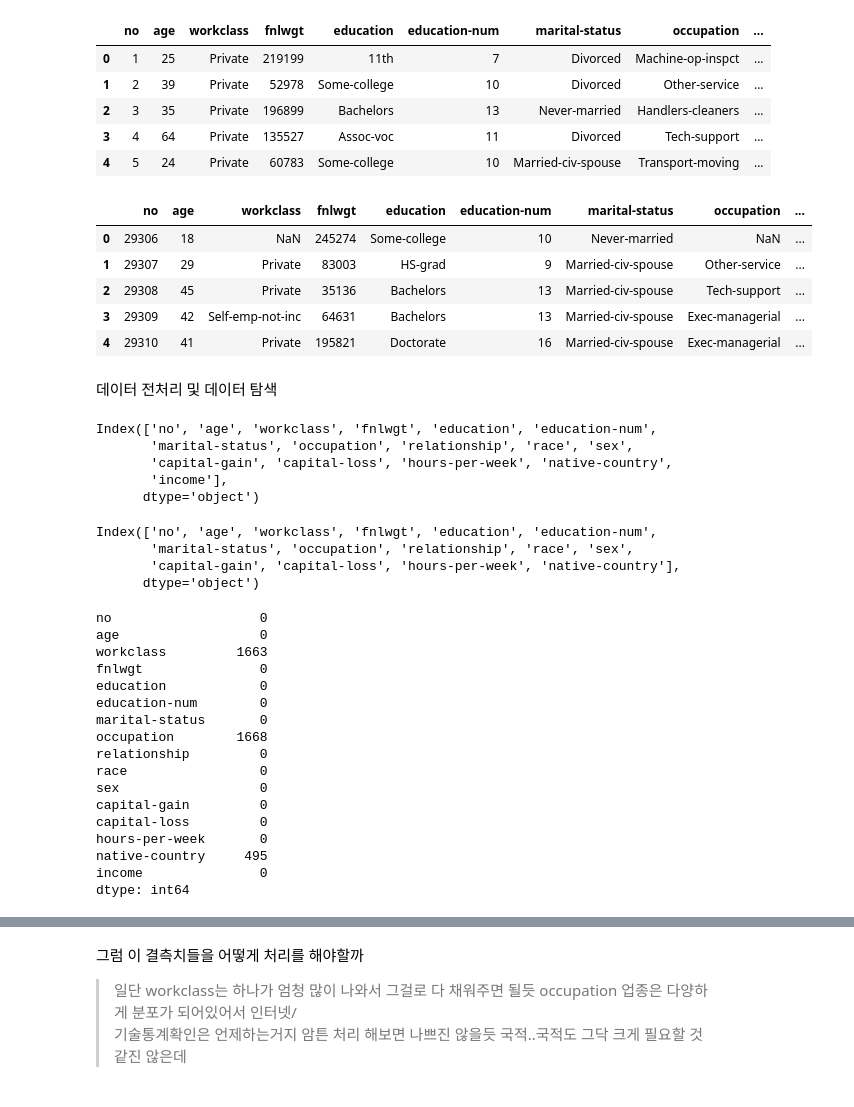
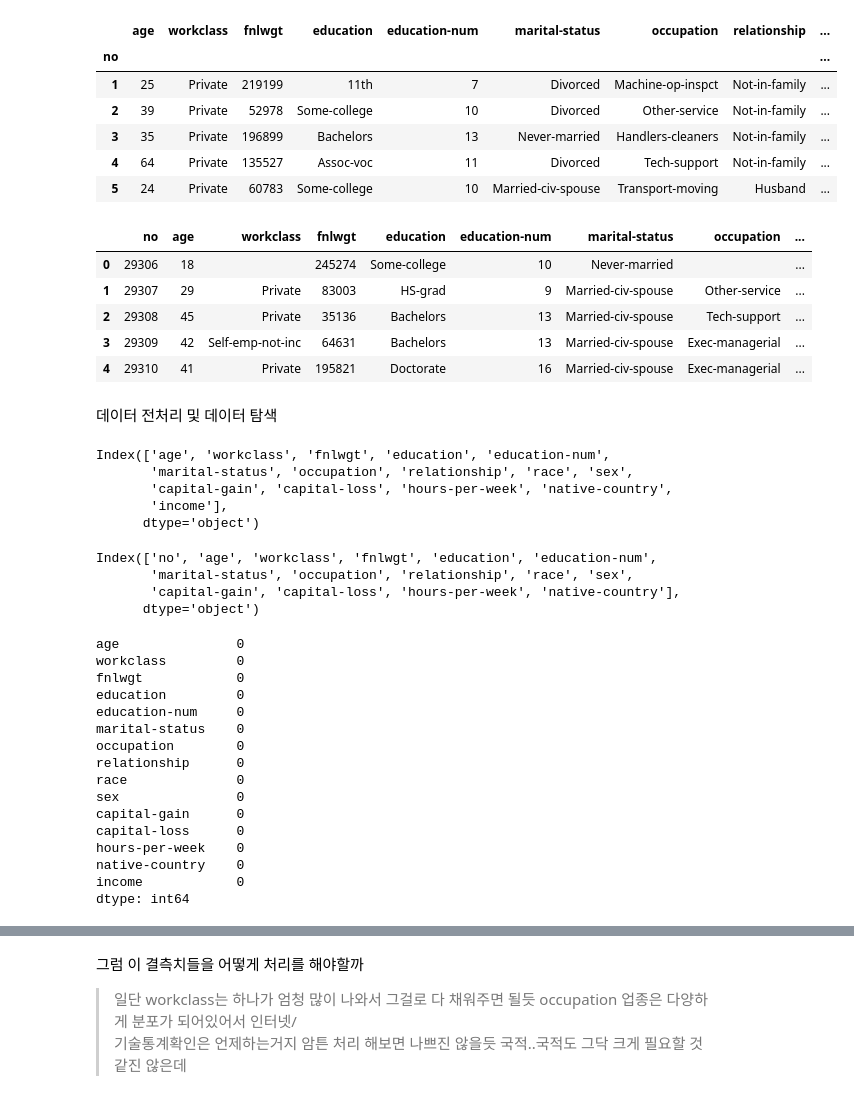
Before and after one commit to so1454/MachineLearning, a Jupyter notebook: kaggle_competition/02test.ipynb, the cells around one changed output, grey strips where cells are left out. Saved outputs shown, nothing was run; the diff lists cells and outputs as text; code cells hidden in the pictures.

```diff
--- a/kaggle_competition/02test.ipynb
+++ b/kaggle_competition/02test.ipynb
@@ -2,21 +2,22 @@
 import numpy as np
 import pandas as pd
 # %%
-train = pd.read_csv('./train_null.csv')
+train = pd.read_csv('./train.csv',index_col = 'no',na_values="?")
 train.head()
 # %% [output]
-|  | no | age | workclass | fnlwgt | education | education-num | marital-status | occupation | ... |
-| 0 | 1 | 25 | Private | 219199 | 11th | 7 | Divorced | Machine-op-inspct | ... |
-| 1 | 2 | 39 | Private | 52978 | Some-college | 10 | Divorced | Other-service | ... |
-| 2 | 3 | 35 | Private | 196899 | Bachelors | 13 | Never-married | Handlers-cleaners | ... |
-| 3 | 4 | 64 | Private | 135527 | Assoc-voc | 11 | Divorced | Tech-support | ... |
-| 4 | 5 | 24 | Private | 60783 | Some-college | 10 | Married-civ-spouse | Transport-moving | ... |
+|  | age | workclass | fnlwgt | education | education-num | marital-status | occupation | relationship | ... |
+| no |  |  |  |  |  |  |  |  | ... |
+| 1 | 25 | Private | 219199 | 11th | 7 | Divorced | Machine-op-inspct | Not-in-family | ... |
+| 2 | 39 | Private | 52978 | Some-college | 10 | Divorced | Other-service | Not-in-family | ... |
+| 3 | 35 | Private | 196899 | Bachelors | 13 | Never-married | Handlers-cleaners | Not-in-family | ... |
+| 4 | 64 | Private | 135527 | Assoc-voc | 11 | Divorced | Tech-support | Not-in-family | ... |
+| 5 | 24 | Private | 60783 | Some-college | 10 | Married-civ-spouse | Transport-moving | Husband | ... |
 # %%
-test = pd.read_csv('./test_null.csv')
+test = pd.read_csv('./test_null.csv',index_col = 'no',na_values="?")
 test.head()
 # %% [output]
 |  | no | age | workclass | fnlwgt | education | education-num | marital-status | occupation | ... |
-| 0 | 29306 | 18 | NaN | 245274 | Some-college | 10 | Never-married | NaN | ... |
+| 0 | 29306 | 18 |  | 245274 | Some-college | 10 | Never-married |  | ... |
 | 1 | 29307 | 29 | Private | 83003 | HS-grad | 9 | Married-civ-spouse | Other-service | ... |
 | 2 | 29308 | 45 | Private | 35136 | Bachelors | 13 | Married-civ-spouse | Tech-support | ... |
 | 3 | 29309 | 42 | Self-emp-not-inc | 64631 | Bachelors | 13 | Married-civ-spouse | Exec-managerial | ... |
@@ -42,7 +43,7 @@ train.columns
 # native_country : 국적
 # income : 수익 (예측해야 하는 값)
 # %% [output]
-Index(['no', 'age', 'workclass', 'fnlwgt', 'education', 'education-num',
+Index(['age', 'workclass', 'fnlwgt', 'education', 'education-num',
        'marital-status', 'occupation', 'relationship', 'race', 'sex',
        'capital-gain', 'capital-loss', 'hours-per-week', 'native-country',
        'income'],
@@ -62,22 +63,21 @@ print(train.isnull().sum())
 # 'occupation'  1668
 # 'native-country' 495
 # %% [output]
-no                   0
-age                  0
-workclass         1663
-fnlwgt               0
-education            0
-education-num        0
-marital-status       0
-occupation        1668
-relationship         0
-race                 0
-sex                  0
-capital-gain         0
-capital-loss         0
-hours-per-week       0
-native-country     495
-income               0
+age               0
+workclass         0
+fnlwgt            0
+education         0
+education-num     0
+marital-status    0
+occupation        0
+relationship      0
+race              0
+sex               0
+capital-gain      0
+capital-loss      0
+hours-per-week    0
+native-country    0
+income            0
 dtype: int64
 # %%
 print('test')
```
Also changed, not shown: parts of 17 cells of this notebook, 4 other files.
